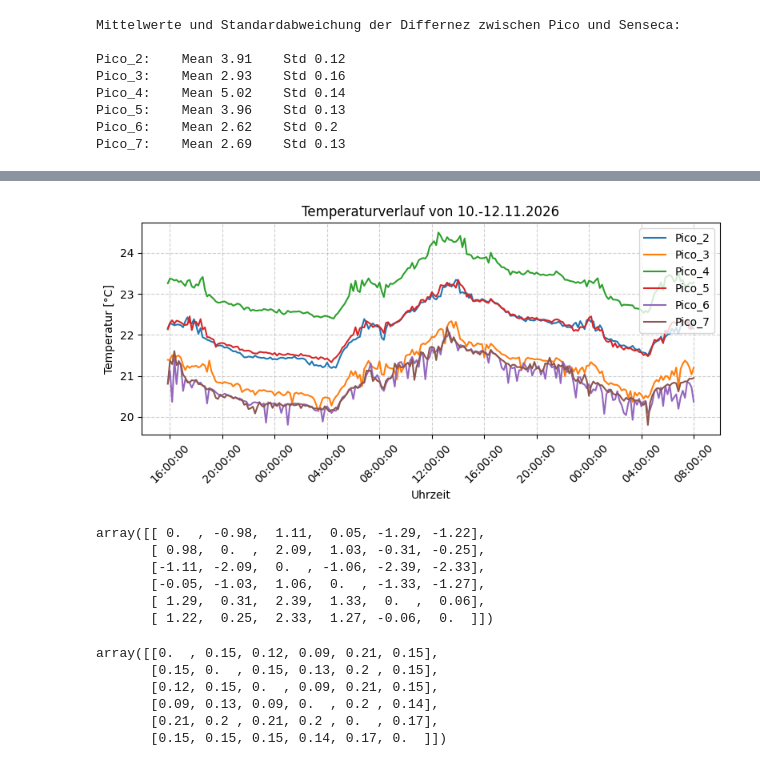
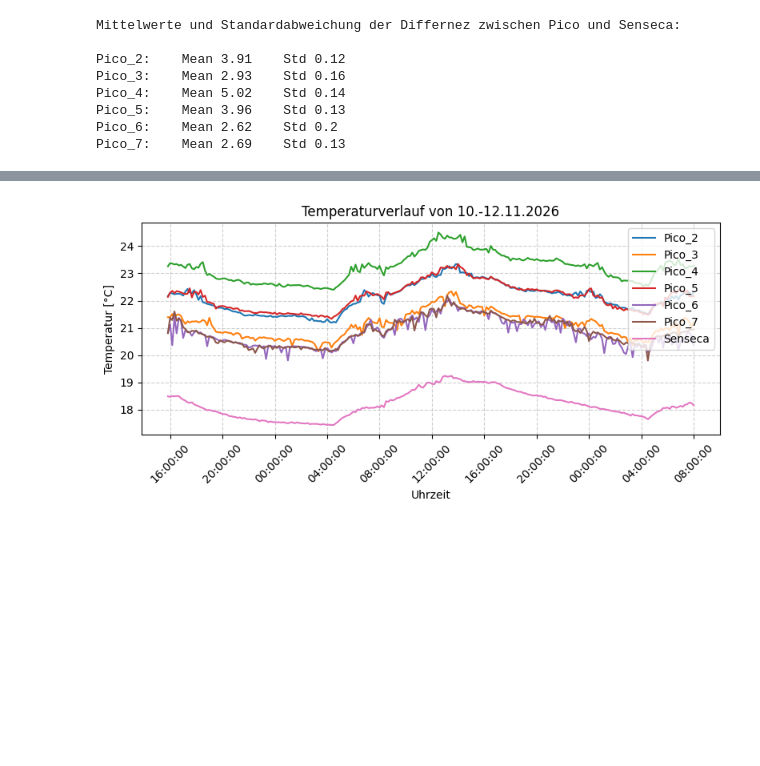
Before and after one commit to hydroclaus/rpy_velutina, a Jupyter notebook: BME280_nicholas/data_temp_senseca/plot_temp_data.ipynb, the cells around one changed output, grey strips where cells are left out. Saved outputs shown, nothing was run; the diff lists cells and outputs as text; code cells hidden in the pictures; blank space fills up the shorter version.

```diff
--- a/BME280_nicholas/data_temp_senseca/plot_temp_data.ipynb
+++ b/BME280_nicholas/data_temp_senseca/plot_temp_data.ipynb
@@ -59,12 +60,16 @@ df_pico7 = df_picos[df_picos["id"] == "pico_7"][2:-15]
 picos_dfs = [df_pico2, df_pico3, df_pico4, df_pico5, df_pico6, df_pico7]
 # %%
 picos_dfs_names = ["Pico_2", "Pico_3", "Pico_4", "Pico_5", "Pico_6", "Pico_7"]
+# %%
+dfs = [df_pico2, df_pico3, df_pico4, df_pico5, df_pico6, df_pico7, df]
+# %%
+dfs_names = ["Pico_2", "Pico_3", "Pico_4", "Pico_5", "Pico_6", "Pico_7", "Senseca"]
 # %%
 len(df_pico2), len(df_pico3), len(df_pico4), len(df_pico5), len(df_pico6), len(df_pico7),
 # %% [output]
 (242, 242, 242, 242, 242, 242)
 # %%
-summary = ergebnis = pd.concat(picos_dfs, axis=1)
+summary = ergebnis = pd.concat(dfs, axis=1)
 summary = summary.drop(columns=['id'])
-summary.columns = picos_dfs_names
+summary.columns = dfs_names
 # %%
@@ -166,19 +180,19 @@ Pico_7:    Mean 0.0    Std 0.0
 # %%
 # Diagramm zeichnen
 plt.figure(figsize=(8, 4))
 plt.plot(summary.index, summary)
 
 # Achsen und Layout formatieren
 plt.title("Temperaturverlauf von 10.-12.11.2026")
 plt.xlabel("Uhrzeit")
 plt.ylabel("Temperatur [°C]")
 plt.gca().xaxis.set_major_formatter(mdates.DateFormatter("%H:%M:%S"))
 plt.xticks(rotation=45)
 plt.grid(True, linestyle="--", alpha=0.6)
 plt.tight_layout()
-plt.legend(summary.columns)
+plt.legend(summary.columns, loc='upper right')
 
 plt.show()
 # %% [output]
-[figure, old version]
+[figure, new version]
 # %%
@@ -192,10 +206,3 @@ for pico in picos_dfs:
 # %%
-np.array(mean)
+# np.array(mean)
-# %% [output]
-array([[ 0.  , -0.98,  1.11,  0.05, -1.29, -1.22],
-       [ 0.98,  0.  ,  2.09,  1.03, -0.31, -0.25],
-       [-1.11, -2.09,  0.  , -1.06, -2.39, -2.33],
-       [-0.05, -1.03,  1.06,  0.  , -1.33, -1.27],
-       [ 1.29,  0.31,  2.39,  1.33,  0.  ,  0.06],
-       [ 1.22,  0.25,  2.33,  1.27, -0.06,  0.  ]])
 # %%
@@ -209,9 +216,2 @@ for pico in picos_dfs:
 # %%
-np.array(std)
+# np.array(std)
-# %% [output]
-array([[0.  , 0.15, 0.12, 0.09, 0.21, 0.15],
-       [0.15, 0.  , 0.15, 0.13, 0.2 , 0.15],
-       [0.12, 0.15, 0.  , 0.09, 0.21, 0.15],
-       [0.09, 0.13, 0.09, 0.  , 0.2 , 0.14],
-       [0.21, 0.2 , 0.21, 0.2 , 0.  , 0.17],
-       [0.15, 0.15, 0.15, 0.14, 0.17, 0.  ]])
```
Also changed, not shown: parts of 21 cells of this notebook.
